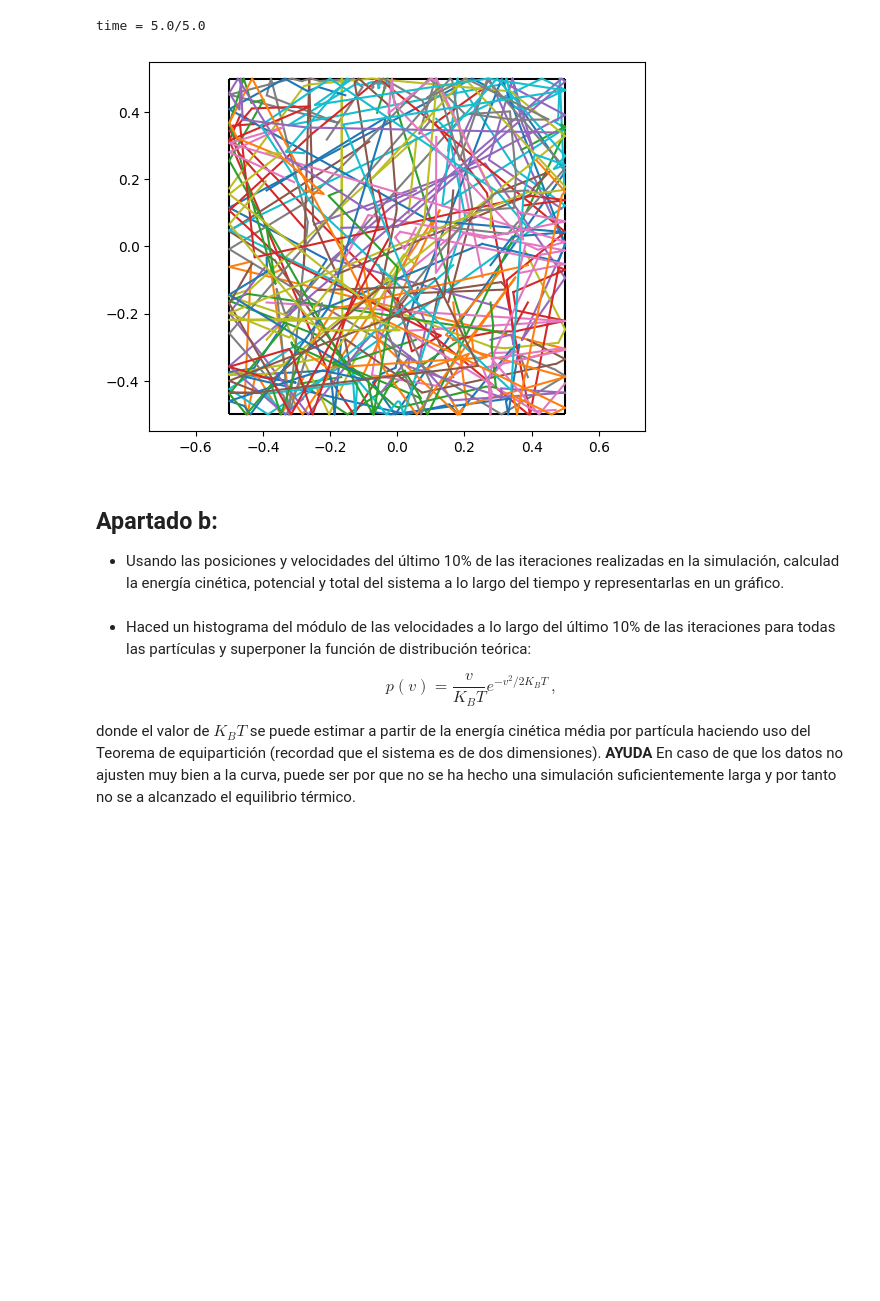
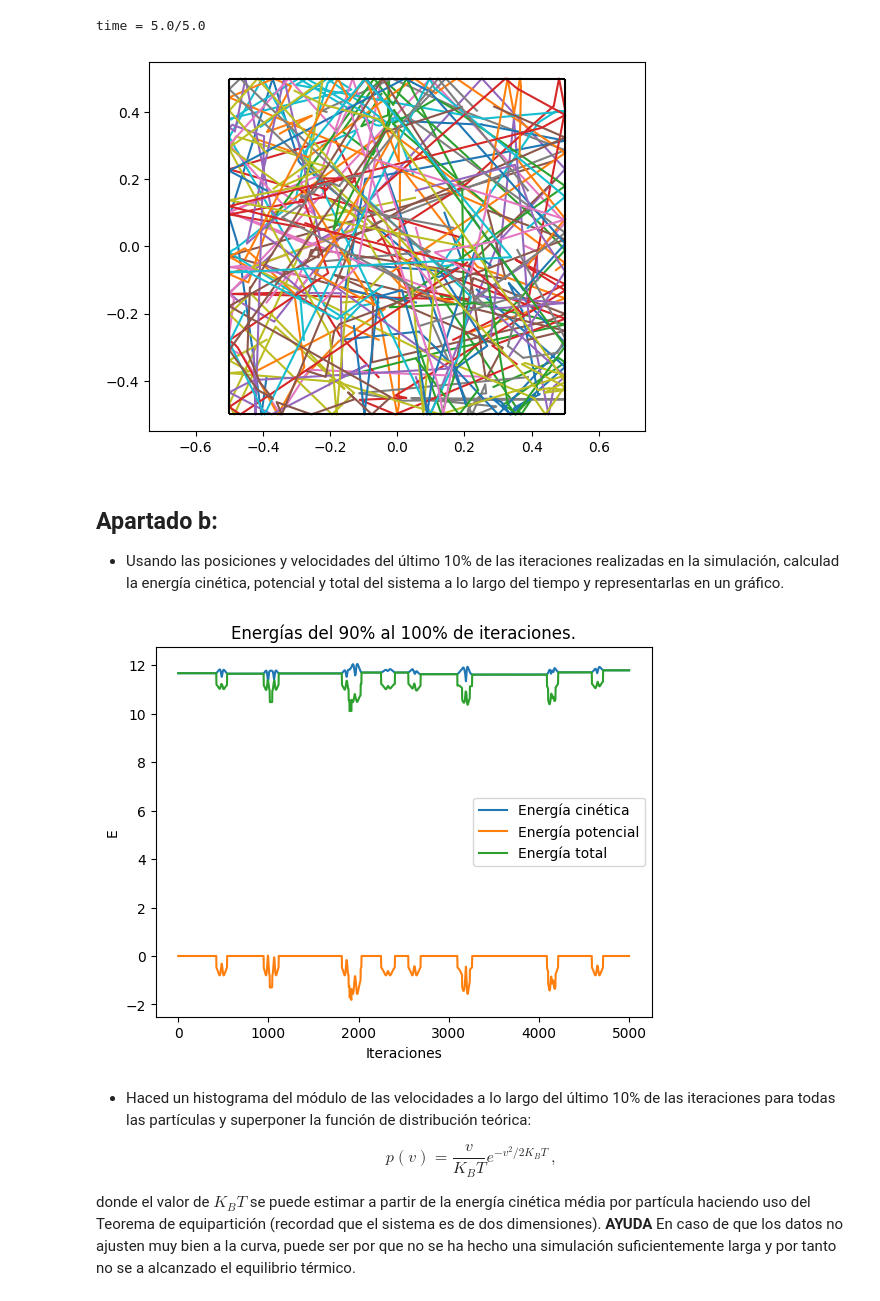
Before and after one commit to guillediaaazz/fiscomp-practices, a Jupyter notebook: P2/L-J-enunciados.ipynb, the cells around one changed output. Drawn from its saved outputs; the diff is of its cells as text; code cells hidden in the pictures; blank space fills up the shorter version.

Commit message:
Energía cinética y potencial.

```diff
--- a/P2/L-J-enunciados.ipynb
+++ b/P2/L-J-enunciados.ipynb
@@ -284,23 +334,55 @@ r = randomStart(particles, 1, 'Auto')
 timeMax = 5
 timeStep = 1e-4
 
-positions, velocities = partEvolve(r, timeMax, timeStep, boxSize)
+positions, velocities, potentials = partEvolve(r, timeMax, timeStep, boxSize)
 
 save('positions', positions)
 save('velocities', velocities)
+save('potentials', potentials)
 # %% [output]
 time = 5.0/5.0
 # %%
 positions = load('positions.npy')
+plotParticles(positions)
 plotBox(boxSize)
-plotParticles(positions)
 show()
 # %% [output]
-[figure, old version]
+[figure, new version]
 # %% [markdown]
 ## Apartado b:
 
 - Usando las posiciones y velocidades del último 10% de las iteraciones realizadas en la simulación, calculad la energía cinética, potencial y total del sistema a lo largo del tiempo y representarlas en un gráfico.
+# %%
+def energy(velocities, potentials, start = 0, end = 1, plots: str = '111') -> tuple[ndarray]:
+    indexHigh = int(velocities.shape[2]*end)
+    indexLow = int(velocities.shape[2]*start)
+    iterTotal = indexHigh-indexLow
+
+    global mass
+    energyPot = sum(potentials[:,indexLow:])
+    energyKin = 1/2 * mass * sum( norm(velocities[:,:,indexLow:], axis=1) )
+    energyTot = energyKin + energyPot
+
+    if plots[0] == '1':
+        plot(energyKin, label='Energía cinética')
+    if plots[1] == '1':
+        plot(energyPot, label='Energía potencial')
+    if plots[2] == '1':
+        plot(energyTot, label='Energía total')
+    if '1' in plots:
+        legend()
+        xlabel('Iteraciones')
+        ylabel('E')
+        title(f'Energías del {round(start*100)}% al {round(end*100)}% de iteraciones.')
+        show()
+    return energyKin, energyPot, energyTot
+# %%
+velocities = load('velocities.npy')
+potentials = load('potentials.npy')
+
+energyKin, energyPot, energyTot = energy(velocities, potentials, 0.9, plots = '111')
+# %% [output]
+[figure, added]
 # %% [markdown]
 - Haced un histograma del módulo de las velocidades a lo largo del último 10% de las iteraciones para todas las partículas y superponer la función de distribución teórica:
 
```
Also changed, not shown: parts of 9 cells of this notebook, 3 other files.
